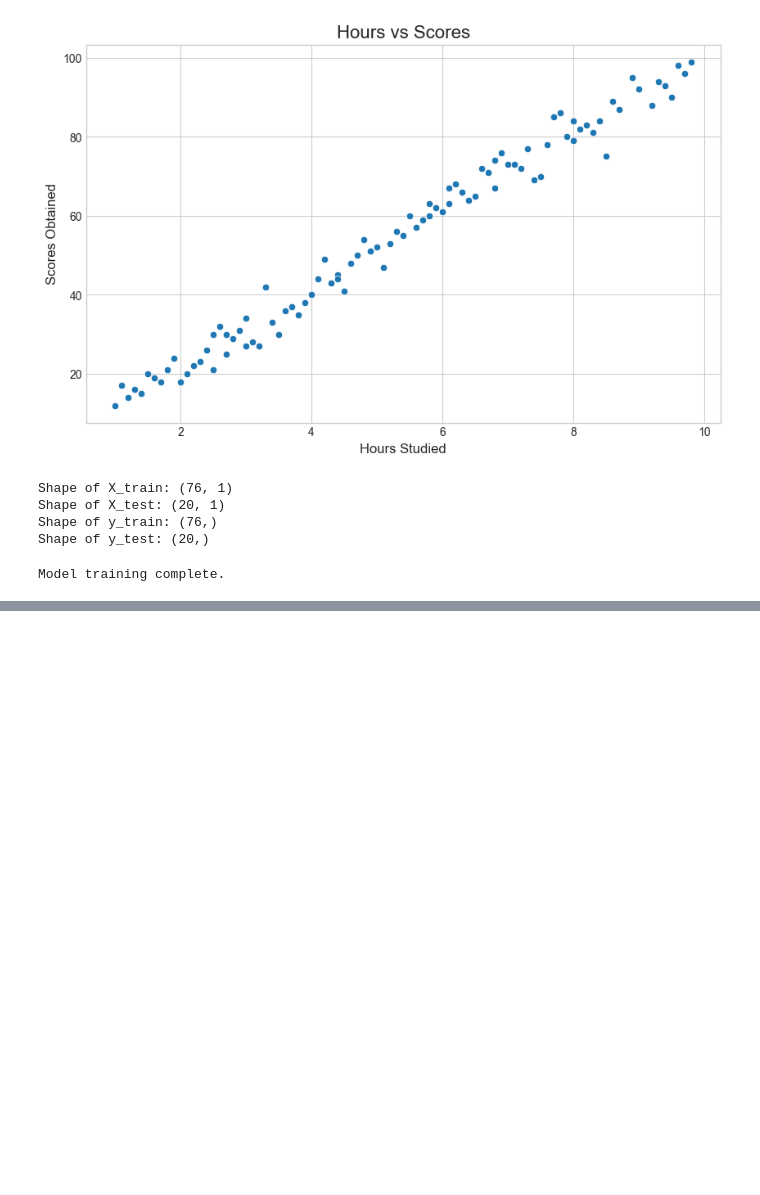
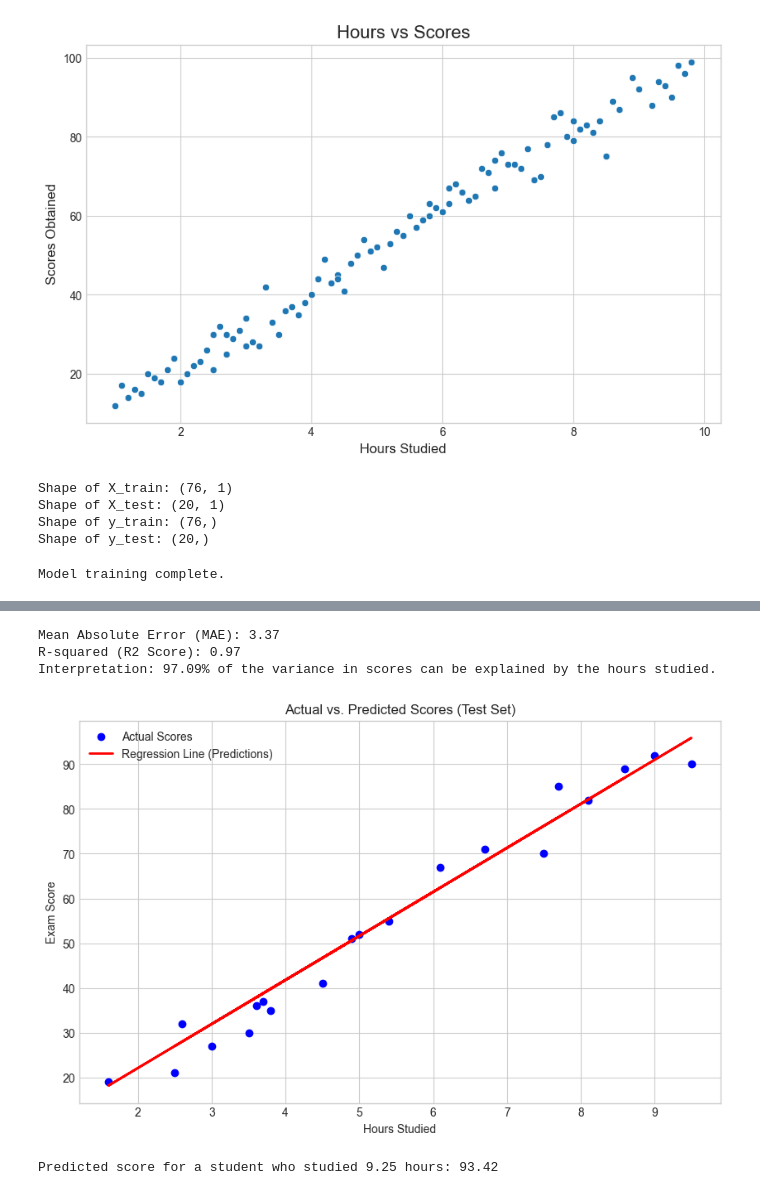
Before and after one commit to JanithGayashan/simple-linear-regression-projects, a Jupyter notebook: 2_student_score_prediction/student_scores.ipynb, the cells around one changed output, grey strips where cells are left out. Cells and saved outputs as stored; diff of their text form; code cells hidden in the pictures; blank space fills up the shorter version.

Commit message:
this is the final model

```diff
--- a/2_student_score_prediction/student_scores.ipynb
+++ b/2_student_score_prediction/student_scores.ipynb
@@ -83,0 +94,2 @@ Model training complete.
+# %%
+y_pred = model.predict(X_test)
@@ -83,0 +118,29 @@ Model training complete.
+# %%
+mae = metrics.mean_absolute_error(y_test, y_pred)
+r2  = metrics.r2_score(y_test, y_pred)
+
+print(f"\nMean Absolute Error (MAE): {mae:.2f}")
+print(f"R-squared (R2 Score): {r2:.2f}")
+print(f"Interpretation: {r2:.2%} of the variance in scores can be explained by the hours studied.")
+# %% [output]
+Mean Absolute Error (MAE): 3.37
+R-squared (R2 Score): 0.97
+Interpretation: 97.09% of the variance in scores can be explained by the hours studied.
+# %%
+plt.figure(figsize=(10,6))
+plt.scatter(X_test, y_test, color='blue', label='Actual Scores')
+plt.plot(X_test, y_pred, color='red', linewidth=2, label='Regression Line (Predictions)')
+plt.title('Actual vs. Predicted Scores (Test Set)')
+plt.xlabel('Hours Studied')
+plt.ylabel('Exam Score')
+plt.legend()
+plt.show()
+# %% [output]
+[figure, added]
+# %%
+hours_studied = 9.25
+predicted_score = model.predict([[hours_studied]]) # Must be a 2D array
+
+print(f"\nPredicted score for a student who studied {hours_studied} hours: {predicted_score[0]:.2f}")
+# %% [output]
+Predicted score for a student who studied 9.25 hours: 93.42
```
Also changed, not shown: parts of 2 cells of this notebook.
